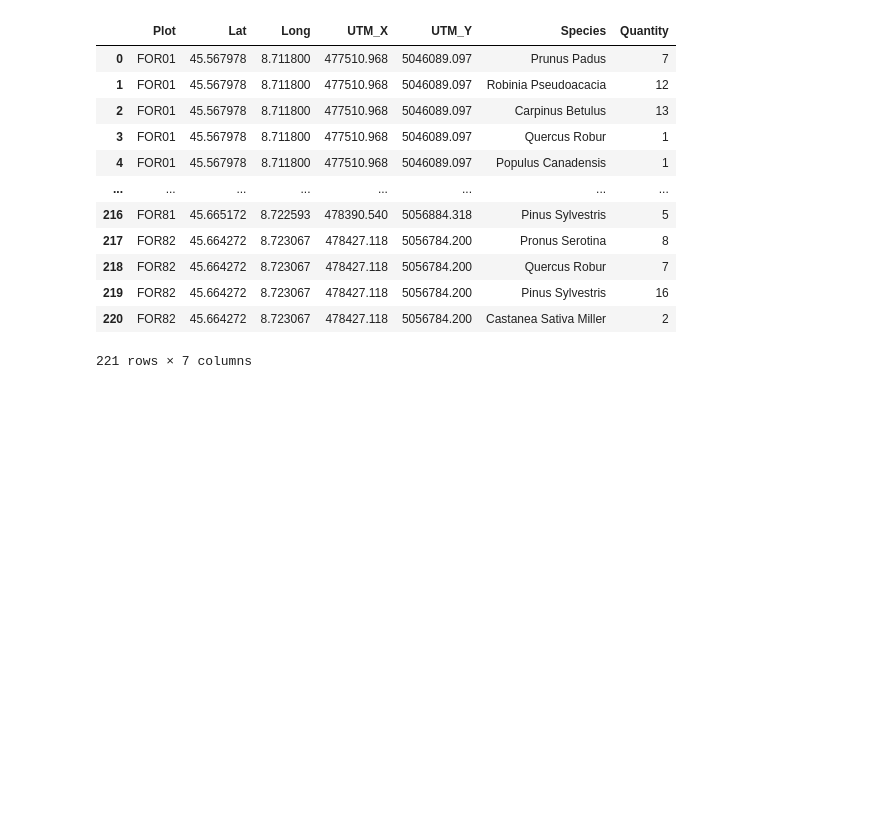
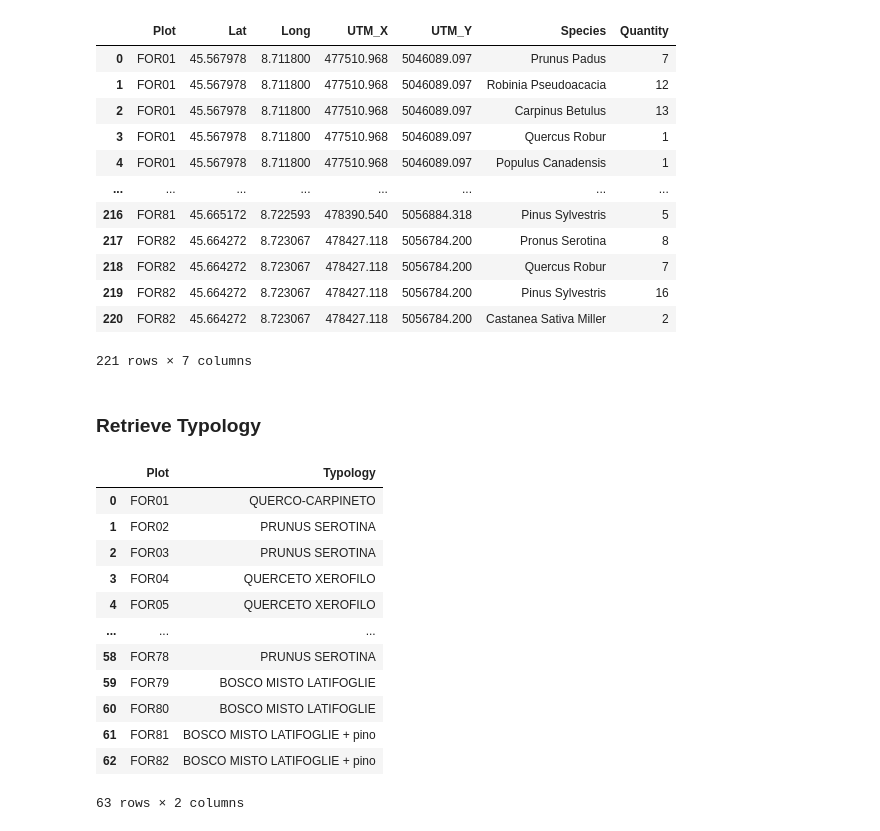
Before and after one commit to IAGO1215/TicinoBiodivMapBicocca, a Jupyter notebook: Python/5-1-FieldData1 to CSV.ipynb, the cells around one changed output. Saved outputs shown, nothing was run; the diff lists cells and outputs as text; code cells hidden in the pictures; blank space fills up the shorter version.

```diff
--- a/Python/5-1-FieldData1 to CSV.ipynb
+++ b/Python/5-1-FieldData1 to CSV.ipynb
@@ -233,3 +233,28 @@ df_Field1_Converted
 df_Field1_Converted[['Plot','Lat','Long','Species','Quantity']].to_csv(cwd_Field_Data1_CSV + "\\FieldData1 Valid LatLong with Species.csv", index = False)
 df_Field1_Converted[['Plot','UTM_X','UTM_Y','Species','Quantity']].to_csv(cwd_Field_Data1_CSV + "\\FieldData1 Valid UTM with Species.csv", index = False)
 df_Field1_Converted[['Plot','Species','Quantity']].to_csv(cwd_Field_Data1_CSV + "\\FieldData1 Valid with Species.csv", index = False)
+# %% [markdown]
+### Retrieve Typology
+# %%
+# Read typology first
+df_Field1_Typo = df_Field1.copy()
+df_Field1_Typo = df_Field1_Typo[['ESU','Tipologia Forestale castrovinci']]
+# Keep only valid plots
+df_Field1_Typo = pd.merge(df_Field1_Typo,df_Field1_Merge['ESU'],on='ESU',how='inner')
+# Rename Columns
+df_Field1_Typo.columns = ['Plot','Typology']
+df_Field1_Typo
+# %% [output]
+|  | Plot | Typology |
+| 0 | FOR01 | QUERCO-CARPINETO |
+| 1 | FOR02 | PRUNUS SEROTINA |
+| 2 | FOR03 | PRUNUS SEROTINA |
+| 3 | FOR04 | QUERCETO XEROFILO |
+| 4 | FOR05 | QUERCETO XEROFILO |
+| ... | ... | ... |
+| 58 | FOR78 | PRUNUS SEROTINA |
+| 59 | FOR79 | BOSCO MISTO LATIFOGLIE |
+| 60 | FOR80 | BOSCO MISTO LATIFOGLIE |
+| 61 | FOR81 | BOSCO MISTO LATIFOGLIE + pino |
+| 62 | FOR82 | BOSCO MISTO LATIFOGLIE + pino |
+63 rows × 2 columns
```
Also changed, not shown: parts of 5 cells of this notebook, 7 other files.
